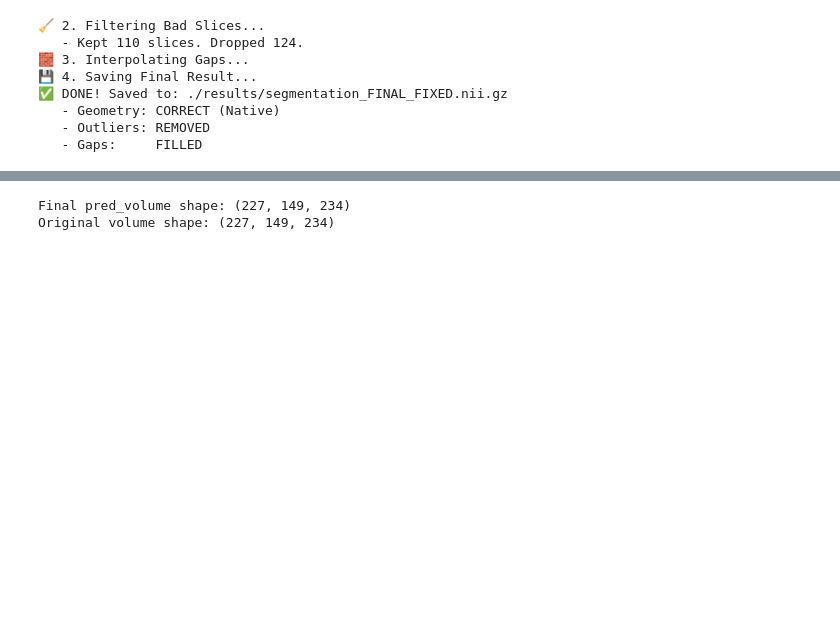
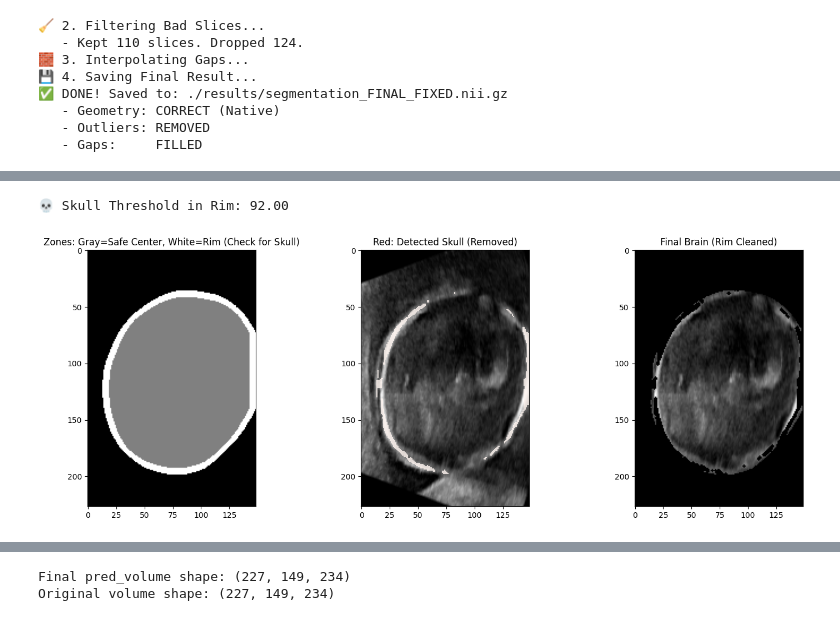
Before and after one commit to AnoushkaDuggal/Fetal-brain-US, a Jupyter notebook: EndToEndPipelaine.ipynb, the cells around one changed output, grey strips where cells are left out. Saved outputs shown, nothing was run; the diff lists cells and outputs as text; code cells hidden in the pictures; blank space fills up the shorter version.

```diff
--- a/EndToEndPipelaine.ipynb
+++ b/EndToEndPipelaine.ipynb
@@ -705,0 +796,79 @@ print("   The background will be completely black.")
+# %%
+import numpy as np
+import matplotlib.pyplot as plt
+import nibabel as nib
+from scipy.ndimage import binary_erosion, binary_dilation, generate_binary_structure
+from skimage.filters import threshold_otsu
+
+# 1. SETUP
+orig_path = image_path
+mask_path = "./results/Fixed.nii.gz"
+orig_vol = nib.load(orig_path).get_fdata()
+mask_vol = nib.load(mask_path).get_fdata()
+
+# Select Slice
+z_idx = orig_vol.shape[2] // 2
+img_slice = orig_vol[:, :, z_idx]
+mask_slice = mask_vol[:, :, z_idx] > 0
+
+# 2. DEFINE ZONES
+# A. Safe Zone (Center): We ERODE the mask. We will KEEP everything here 100%.
+# Iterations = Thickness of the skull to check (approx 5-8 pixels)
+erosion_iter = 6
+safe_zone = binary_erosion(mask_slice, iterations=erosion_iter)
+
+# B. Danger Zone (The Rim): The difference between the full mask and safe zone.
+# This is where the skull IS.
+rim_zone = mask_slice ^ safe_zone  # XOR operation gives the ring
+
+# 3. ANALYZE THE RIM
+# We look at pixel intensities ONLY inside the rim
+rim_pixels = img_slice[rim_zone]
+
+# Calculate a threshold to separate Bone (Bright) from Brain (Dark)
+# We use Otsu's method on the rim pixels, or a manual percentile
+# Percentile is often safer: "Remove the brightest 60% of the rim"
+thresh_val = np.percentile(rim_pixels, 40) # Keep bottom 40% (Darker stuff)
+
+print(f"💀 Skull Threshold in Rim: {thresh_val:.2f}")
+
+# 4. CREATE FINAL MASK
+# Logic:
+# Keep Safe Zone OR (Rim Zone AND Dark Pixels)
+rim_brain = rim_zone & (img_slice < thresh_val)
+
+# Combine
+final_mask = safe_zone | rim_brain
+
+# Clean up: Morphological Closing to fill small gaps in the edge
+struct = generate_binary_structure(2, 1)
+final_mask = binary_dilation(final_mask, structure=struct, iterations=1)
+final_mask = binary_erosion(final_mask, structure=struct, iterations=1)
+
+# 5. VISUALIZE
+fig, ax = plt.subplots(1, 3, figsize=(18, 6))
+
+# A. The Zones
+debug_view = np.zeros_like(img_slice)
+debug_view[safe_zone] = 1 # Gray = Safe
+debug_view[rim_zone] = 2  # White = Rim to Check
+ax[0].imshow(debug_view, cmap='gray')
+ax[0].set_title("Zones: Gray=Safe Center, White=Rim (Check for Skull)")
+
+# B. The Cut
+# Show what we removed (The Skull)
+removed_pixels = mask_slice ^ final_mask
+ax[1].imshow(img_slice, cmap='gray')
+ax[1].imshow(np.ma.masked_where(removed_pixels == 0, removed_pixels), cmap='Reds', alpha=0.8)
+ax[1].set_title("Red: Detected Skull (Removed)")
+
+# C. Final Result
+masked_out = img_slice.copy()
+masked_out[final_mask == 0] = 0
+ax[2].imshow(masked_out, cmap='gray')
+ax[2].set_title("Final Brain (Rim Cleaned)")
+
+plt.show()
+# %% [output]
+💀 Skull Threshold in Rim: 92.00
+[figure, added]
```
Also changed, not shown: parts of 12 cells of this notebook.
